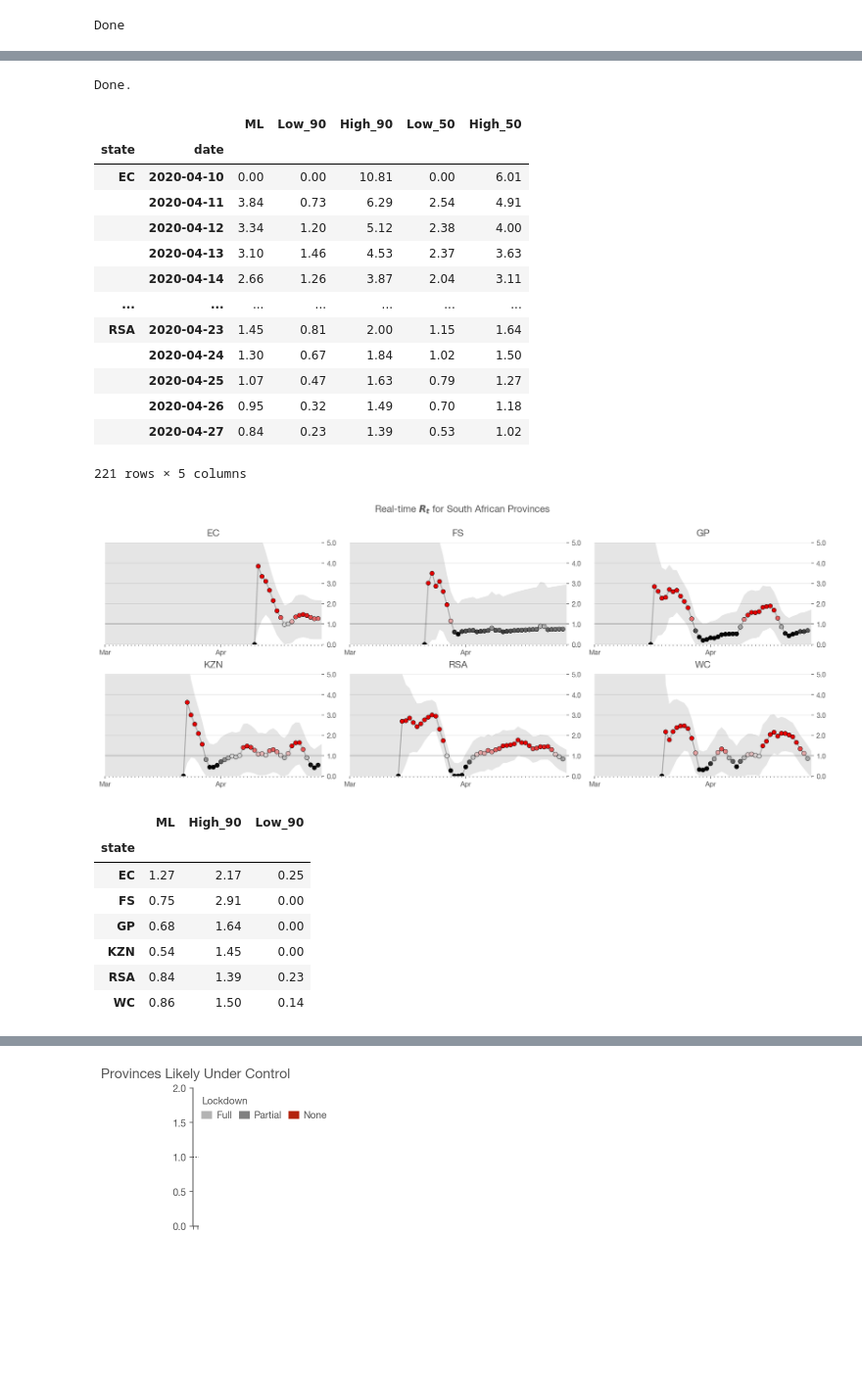
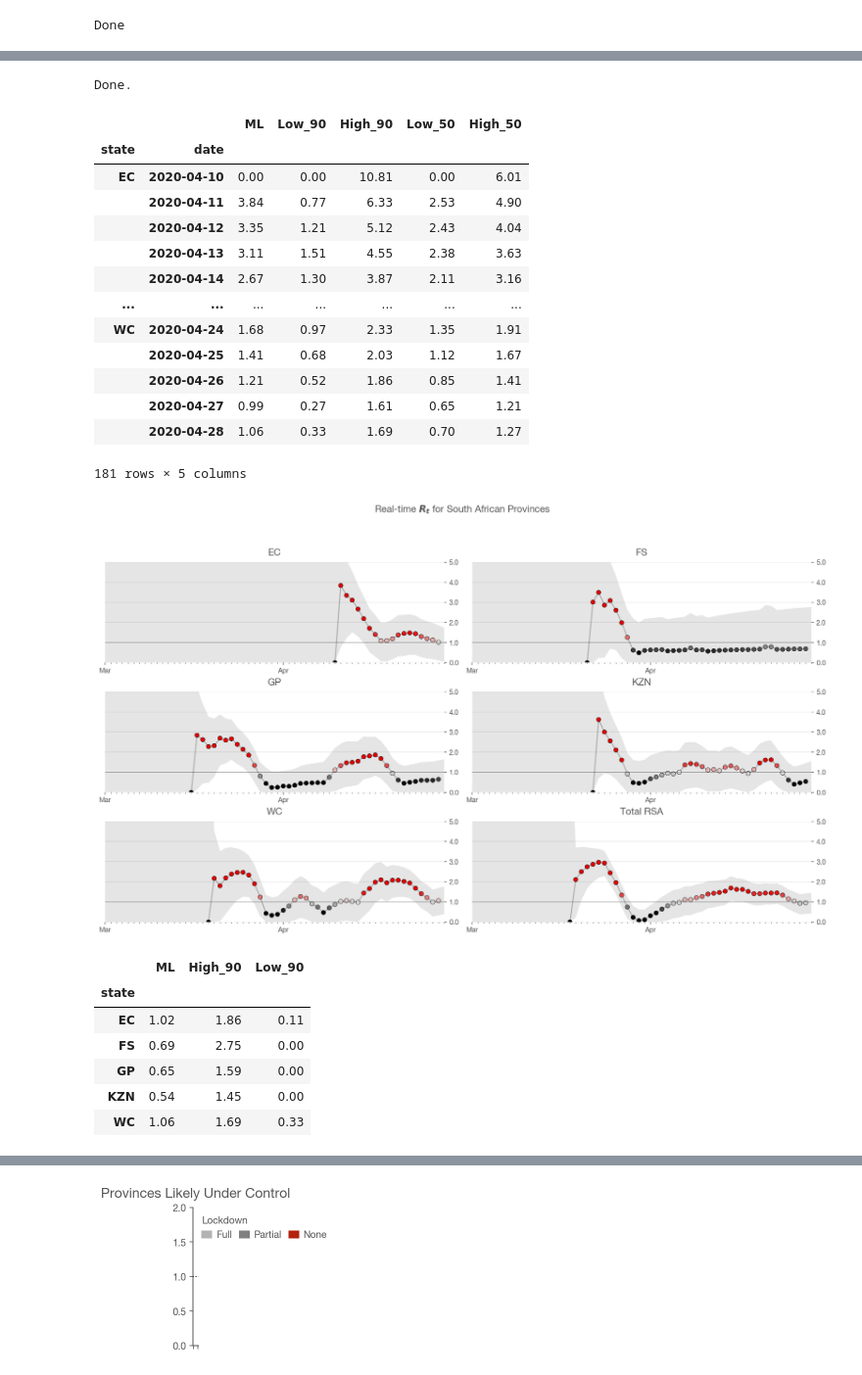
Before and after one commit to heerden/covid-19, a Jupyter notebook: Realtime_R0_World.ipynb, the cells around one changed output, grey strips where cells are left out. Shown at 98% size. Drawn from its saved outputs; the diff is of its cells as text; code cells hidden in the pictures; blank space fills up the shorter version.

```diff
--- a/Realtime_R0_World.ipynb
+++ b/Realtime_R0_World.ipynb
@@ -46,10 +45,10 @@ url = 'https://raw.githubusercontent.com/dsfsi/covid19za/master/data/covid19za_p
 states_all = pd.read_csv(url,
                      parse_dates=['date'], dayfirst=True,
                      squeeze=True).sort_index()
-states_all = states_all.rename(columns={'total':'RSA'})
+states_all = states_all.rename(columns={'total':'Total RSA'})
 
 # single plot
-state_name = 'RSA'
+state_name = 'Total RSA'
 
 # filter data if required
 #state_filter = states_all[:-1];
@@ -99,9 +98,9 @@ hdis = highest_density_interval(posteriors, p=.9)
 most_likely = posteriors.idxmax().rename('ML')
 
 # Look into why you shift -1
-result = pd.concat([most_likely, hdis], axis=1)
+single_result = pd.concat([most_likely, hdis], axis=1)
 
-result.tail()
+single_result.tail()
 # %% [output]
 |  | ML | Low_90 | High_90 |
 | date |  |  |  |
@@ -124,8 +123,9 @@ np.seterr(divide = 'ignore')
 
 sigmas = np.linspace(1/20, 1, 20)
 
-states_to_process = list(states.columns.values[2:-2])
-states_to_process.append('RSA')
+# only consider the official 9 provinces
+states_to_process = list(states.columns.values[2:11])
+# states_to_process.append('Total RSA')
 
 results = {}
 
@@ -147,7 +147,7 @@ for state_name in states_to_process:
             if len(smoothed) == 0:
                 print('BREAK')
                 clear_output(wait=True)
-                continue;
+                continue
 
     print(cut)
 
@@ -231,32 +230,33 @@ Done.
 |  |  | ML | Low_90 | High_90 | Low_50 | High_50 |
 | state | date |  |  |  |  |  |
 | EC | 2020-04-10 | 0.00 | 0.00 | 10.81 | 0.00 | 6.01 |
-|  | 2020-04-11 | 3.84 | 0.73 | 6.29 | 2.54 | 4.91 |
-|  | 2020-04-12 | 3.34 | 1.20 | 5.12 | 2.38 | 4.00 |
-|  | 2020-04-13 | 3.10 | 1.46 | 4.53 | 2.37 | 3.63 |
-|  | 2020-04-14 | 2.66 | 1.26 | 3.87 | 2.04 | 3.11 |
+|  | 2020-04-11 | 3.84 | 0.77 | 6.33 | 2.53 | 4.90 |
+|  | 2020-04-12 | 3.35 | 1.21 | 5.12 | 2.43 | 4.04 |
+|  | 2020-04-13 | 3.11 | 1.51 | 4.55 | 2.38 | 3.63 |
+|  | 2020-04-14 | 2.67 | 1.30 | 3.87 | 2.11 | 3.16 |
 | ... | ... | ... | ... | ... | ... | ... |
-| RSA | 2020-04-23 | 1.45 | 0.81 | 2.00 | 1.15 | 1.64 |
-|  | 2020-04-24 | 1.30 | 0.67 | 1.84 | 1.02 | 1.50 |
-|  | 2020-04-25 | 1.07 | 0.47 | 1.63 | 0.79 | 1.27 |
-|  | 2020-04-26 | 0.95 | 0.32 | 1.49 | 0.70 | 1.18 |
-|  | 2020-04-27 | 0.84 | 0.23 | 1.39 | 0.53 | 1.02 |
+| WC | 2020-04-24 | 1.68 | 0.97 | 2.33 | 1.35 | 1.91 |
+|  | 2020-04-25 | 1.41 | 0.68 | 2.03 | 1.12 | 1.67 |
+|  | 2020-04-26 | 1.21 | 0.52 | 1.86 | 0.85 | 1.41 |
+|  | 2020-04-27 | 0.99 | 0.27 | 1.61 | 0.65 | 1.21 |
+|  | 2020-04-28 | 1.06 | 0.33 | 1.69 | 0.70 | 1.27 |
-221 rows × 5 columns
+181 rows × 5 columns
 # %%
-ncols = 3
+ncols = 2
 nrows = int(np.ceil(len(results) / ncols))
 
 fig, axes = plt.subplots(nrows=nrows, ncols=ncols, figsize=(15, nrows*3))
 
 for i, (state_name, result) in enumerate(final_results.groupby('state')):
     plot_rt(result, axes.flat[i], state_name)
+plot_rt(single_result, axes.flat[i+1], 'Total RSA')
 
 fig.tight_layout()
 fig.suptitle(f'Real-time $R_t$ for South African Provinces', fontsize=14)
 fig.subplots_adjust(top=0.85)
 fig.set_facecolor('w')
 # %% [output]
-[figure, old version]
+[figure, new version]
 # %%
 # South Arica data as of 2020/04/28
 no_lockdown = [
@@ -276,12 +276,11 @@ mr
 # %% [output]
 |  | ML | High_90 | Low_90 |
 | state |  |  |  |
-| EC | 1.27 | 2.17 | 0.25 |
-| FS | 0.75 | 2.91 | 0.00 |
-| GP | 0.68 | 1.64 | 0.00 |
+| EC | 1.02 | 1.86 | 0.11 |
+| FS | 0.69 | 2.75 | 0.00 |
+| GP | 0.65 | 1.59 | 0.00 |
 | KZN | 0.54 | 1.45 | 0.00 |
-| RSA | 0.84 | 1.39 | 0.23 |
-| WC | 0.86 | 1.50 | 0.14 |
+| WC | 1.06 | 1.69 | 0.33 |
 # %%
 mr.sort_values('ML', inplace=True)
 plot_standings(mr, title='Most Recent $R_t$ by Province');
```
Also changed, not shown: parts of 9 cells of this notebook.
